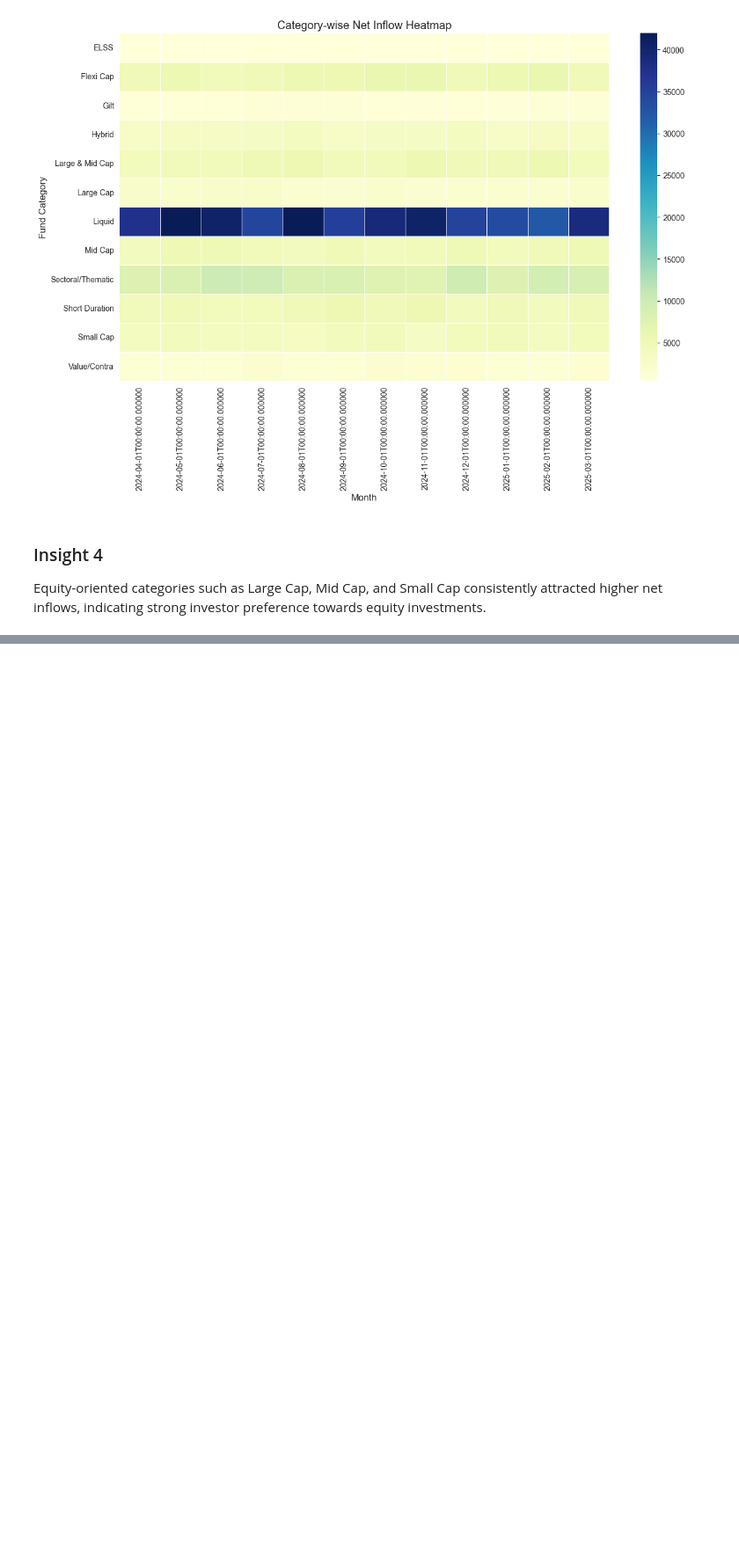
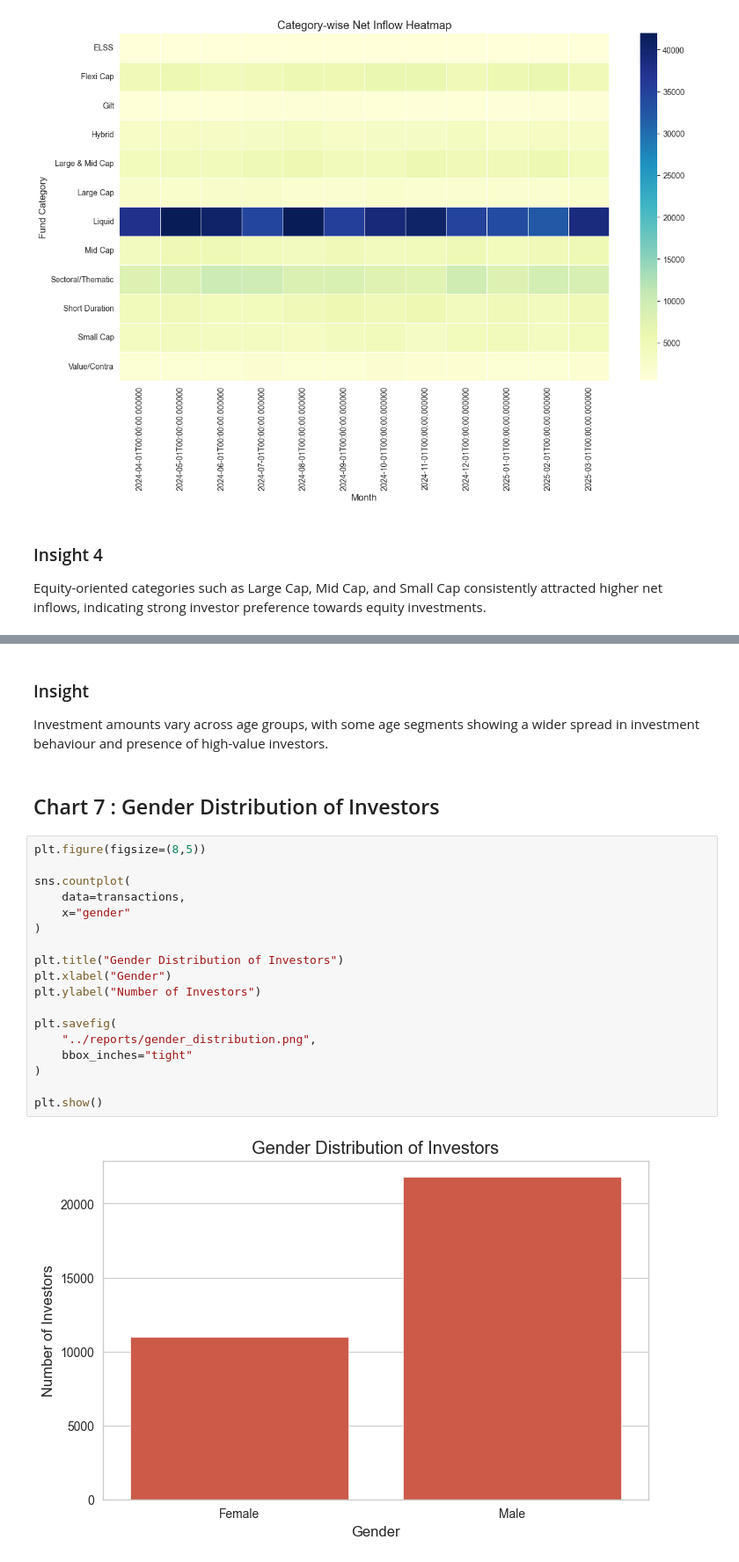
Before and after one commit to Sarthak-1229/Bluestock, a Jupyter notebook: notebooks/EDA_Analysis.ipynb, the cells around one changed output, grey strips where cells are left out. Shown at 88% size. Cells and saved outputs as stored; diff of their text form; blank space fills up the shorter version.

```diff
--- a/notebooks/EDA_Analysis.ipynb
+++ b/notebooks/EDA_Analysis.ipynb
@@ -145,0 +199,26 @@ Equity-oriented categories such as Large Cap, Mid Cap, and Small Cap consistentl
+# %% [markdown]
+### Insight
+
+Investment amounts vary across age groups, with some age segments showing a wider spread in investment behaviour and presence of high-value investors.
+# %% [markdown]
+## Chart 7 : Gender Distribution of Investors
+# %%
+plt.figure(figsize=(8,5))
+
+sns.countplot(
+    data=transactions,
+    x="gender"
+)
+
+plt.title("Gender Distribution of Investors")
+plt.xlabel("Gender")
+plt.ylabel("Number of Investors")
+
+plt.savefig(
+    "../reports/gender_distribution.png",
+    bbox_inches="tight"
+)
+
+plt.show()
+# %% [output]
+[figure, added]
```
Also changed, not shown: parts of 20 cells of this notebook, 8 other files.
